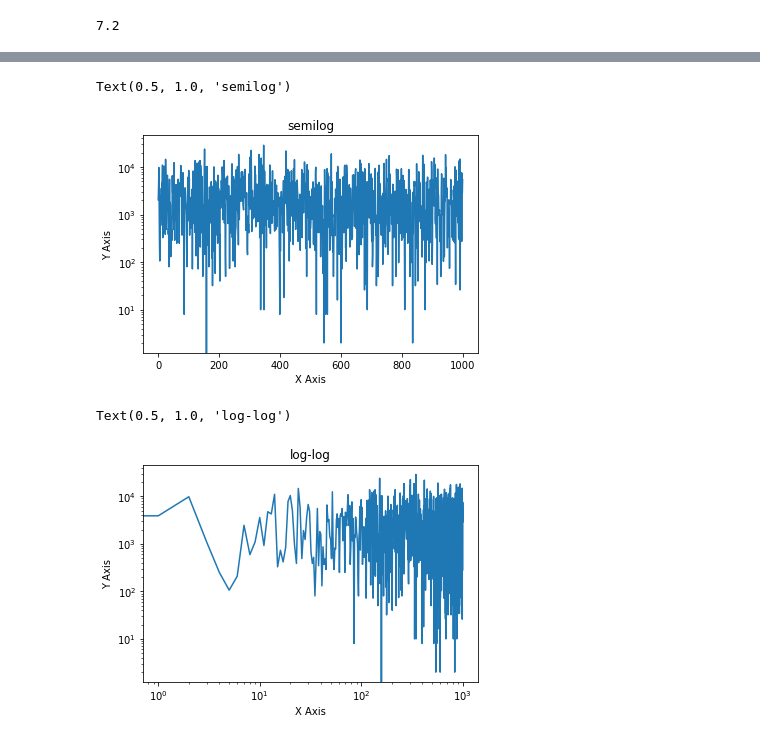
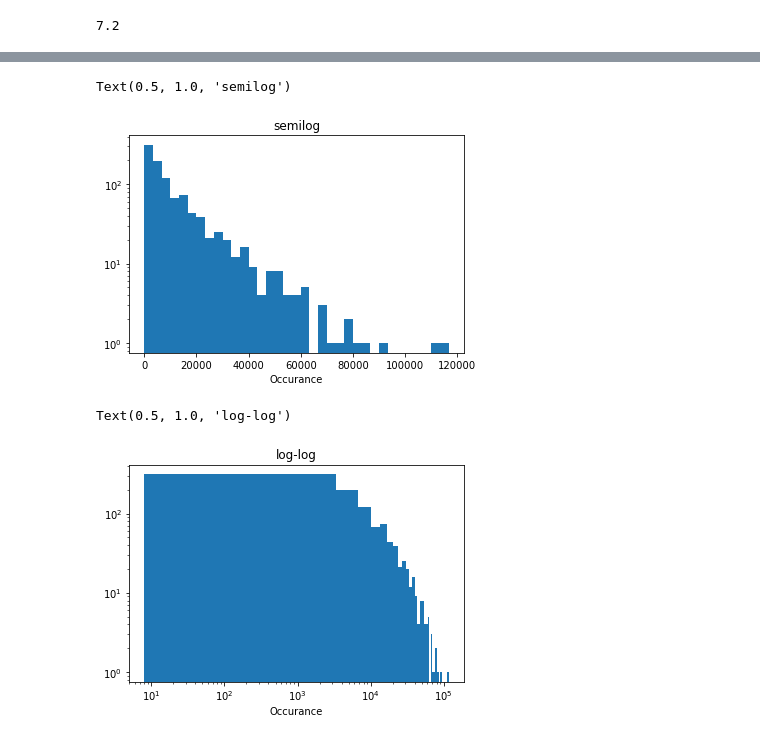
Before and after one commit to kvkp/biophysics, a Jupyter notebook: week-04/computer-lab-2.ipynb, the cells around one changed output, grey strips where cells are left out. Saved outputs shown, nothing was run; the diff lists cells and outputs as text; code cells hidden in the pictures.

```diff
--- a/week-04/computer-lab-2.ipynb
+++ b/week-04/computer-lab-2.ipynb
@@ -153,19 +153,21 @@ Text(0, 0.5, 'Distance')
 # %%
-plt.semilogy(t)
-plt.xlabel("X Axis")
-plt.ylabel("Y Axis")
+plt.hist(t, bins=35)
+plt.semilogy()
+plt.title("Displacement")
+plt.xlabel("Occurance")
 plt.title("semilog")
 # %% [output]
 Text(0.5, 1.0, 'semilog')
-[figure, old version]
+[figure, new version]
 # %%
-plt.loglog(t)
-plt.xlabel("X Axis")
-plt.ylabel("Y Axis")
+plt.hist(t, bins=35)
+plt.loglog()
+plt.title("Displacement")
+plt.xlabel("Occurance")
 plt.title("log-log")
 # %% [output]
 Text(0.5, 1.0, 'log-log')
-[figure, old version]
+[figure, new version]
 # %%
 w = np.mean(t)
 print(w)
```
Also changed, not shown: parts of 7 cells of this notebook.
